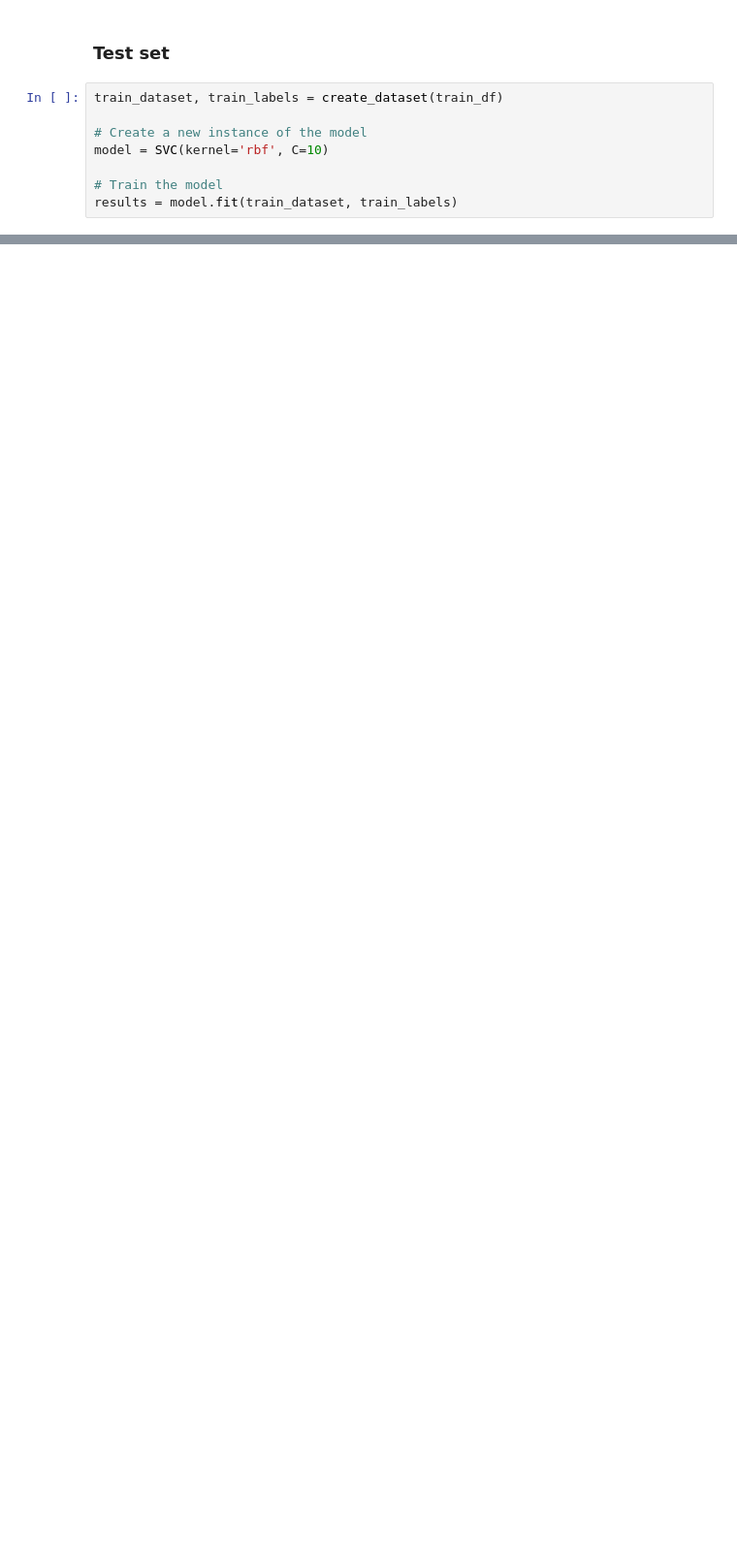
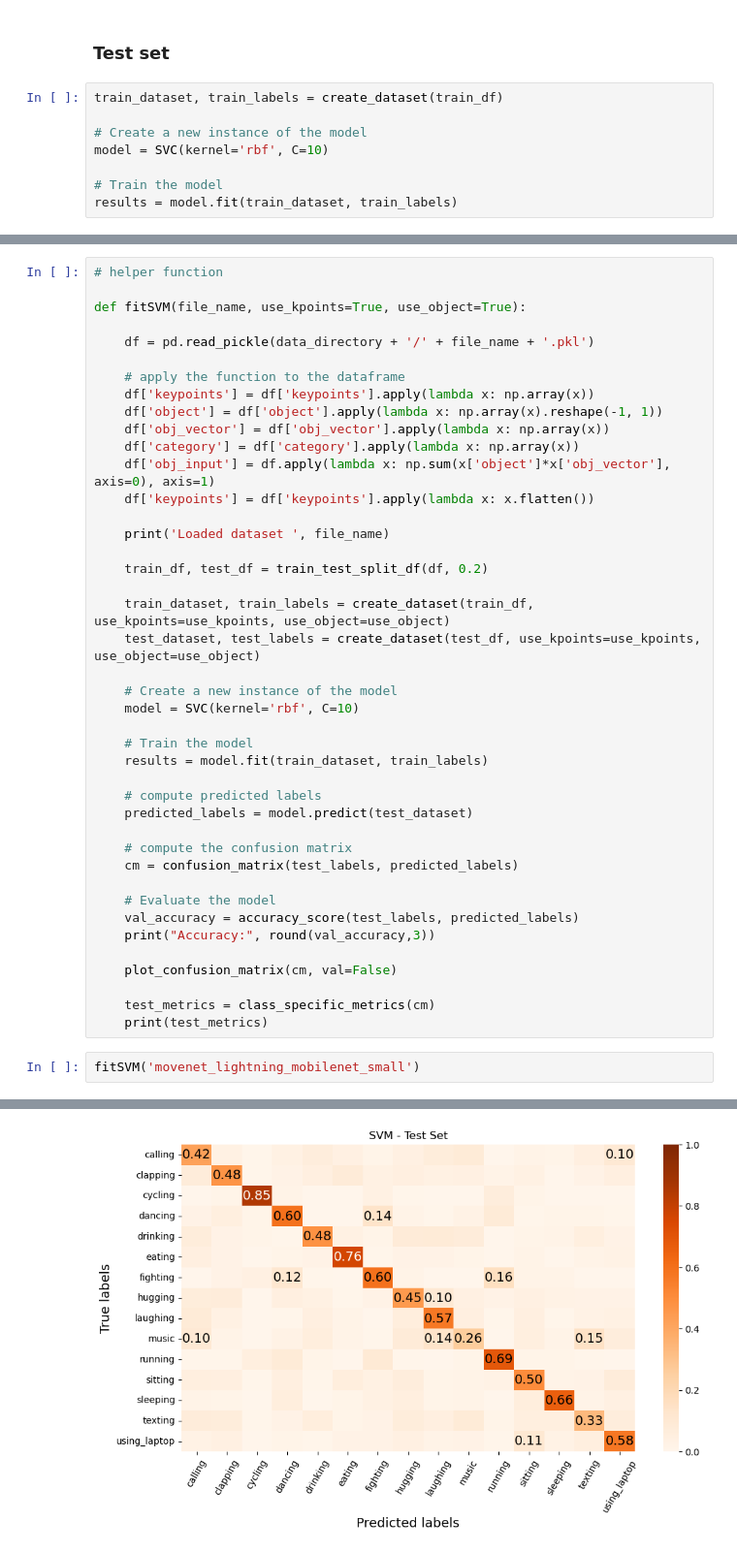
Before and after one commit to Vatsal-Sharma2003/HUMAN-POSE-ESTIMATION-USING-MACHINE-LEARNING, a Jupyter notebook: SVM.ipynb, the cells around one changed output, grey strips where cells are left out. Shown at 97% size. Saved outputs shown, nothing was run; the diff lists cells and outputs as text; blank space fills up the shorter version.

```diff
--- a/SVM.ipynb
+++ b/SVM.ipynb
@@ -381,0 +387,45 @@ test_metrics
+# %%
+# helper function
+
+def fitSVM(file_name, use_kpoints=True, use_object=True):
+
+    df = pd.read_pickle(data_directory + '/' + file_name + '.pkl')
+
+    # apply the function to the dataframe
+    df['keypoints'] = df['keypoints'].apply(lambda x: np.array(x))
+    df['object'] = df['object'].apply(lambda x: np.array(x).reshape(-1, 1))
+    df['obj_vector'] = df['obj_vector'].apply(lambda x: np.array(x))
+    df['category'] = df['category'].apply(lambda x: np.array(x))
+    df['obj_input'] = df.apply(lambda x: np.sum(x['object']*x['obj_vector'], axis=0), axis=1)
+    df['keypoints'] = df['keypoints'].apply(lambda x: x.flatten())
+
+    print('Loaded dataset ', file_name)
+
+    train_df, test_df = train_test_split_df(df, 0.2)
+
+    train_dataset, train_labels = create_dataset(train_df, use_kpoints=use_kpoints, use_object=use_object)
+    test_dataset, test_labels = create_dataset(test_df, use_kpoints=use_kpoints, use_object=use_object)
+
+    # Create a new instance of the model
+    model = SVC(kernel='rbf', C=10)
+
+    # Train the model
+    results = model.fit(train_dataset, train_labels)
+
+    # compute predicted labels
+    predicted_labels = model.predict(test_dataset)
+
+    # compute the confusion matrix
+    cm = confusion_matrix(test_labels, predicted_labels)
+
+    # Evaluate the model
+    val_accuracy = accuracy_score(test_labels, predicted_labels)
+    print("Accuracy:", round(val_accuracy,3))
+
+    plot_confusion_matrix(cm, val=False)
+
+    test_metrics = class_specific_metrics(cm)
+    print(test_metrics)
+# %%
+fitSVM('movenet_lightning_mobilenet_small')
+# %% [output]
@@ -381,0 +434 @@ test_metrics
+[figure, added]
```
Also changed, not shown: parts of 26 cells of this notebook, 1 other file.
